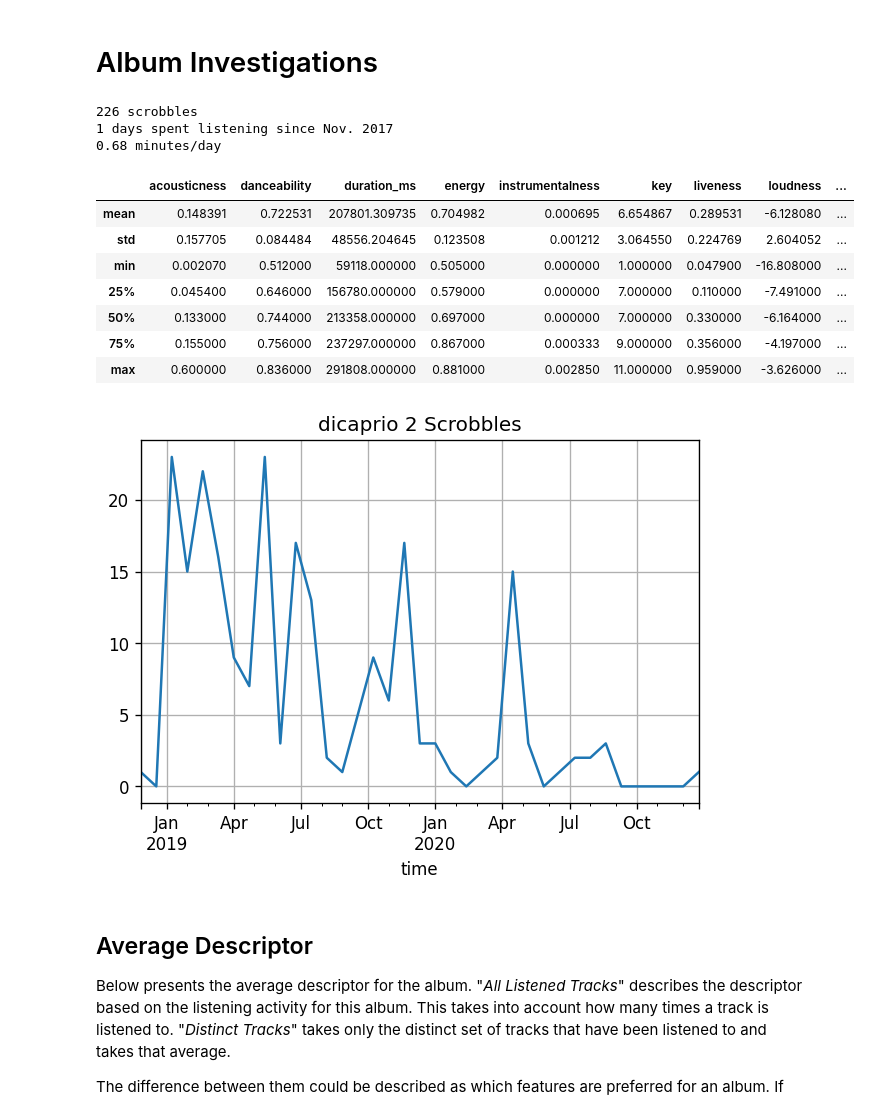
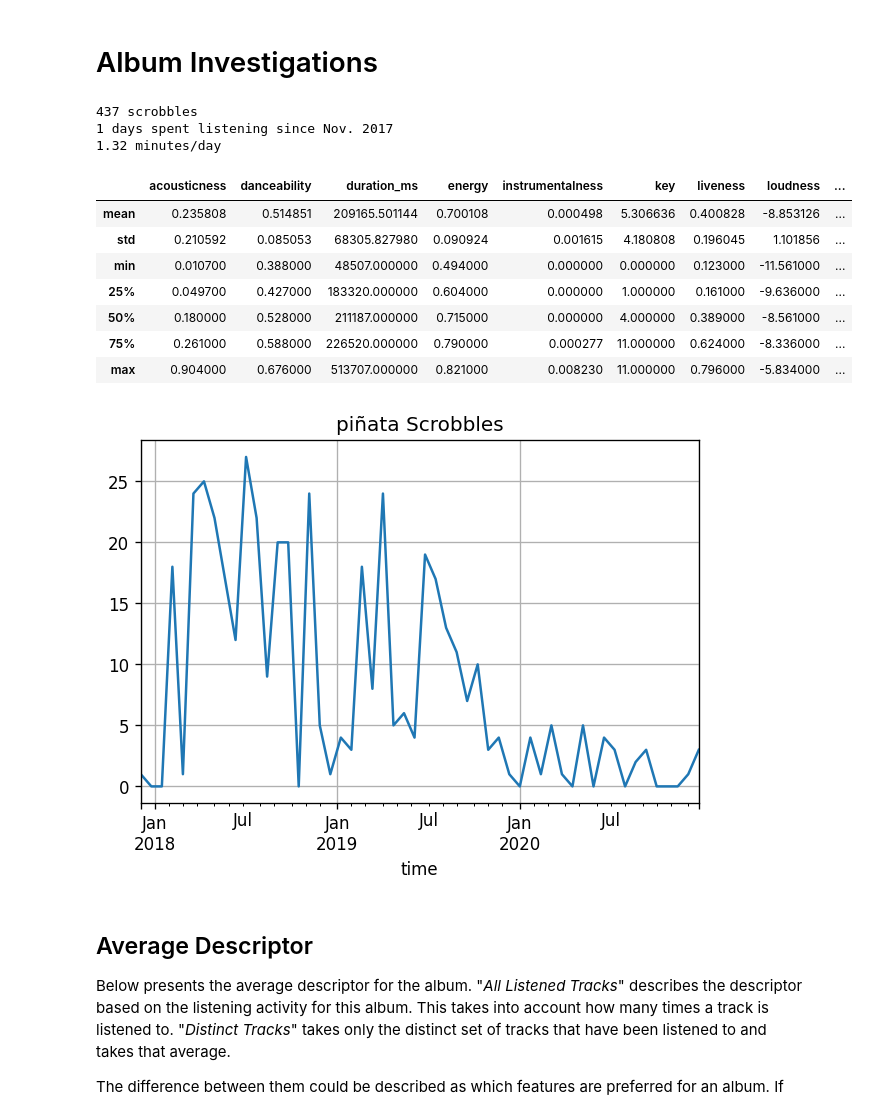
Before and after one commit to Sarsoo/listening-analysis, a Jupyter notebook: album.ipynb, the cells around one changed output. Cells and saved outputs as stored; diff of their text form; code cells hidden in the pictures.

```diff
--- a/album.ipynb
+++ b/album.ipynb
@@ -1,30 +1,30 @@
 # %% [markdown]
 # Album Investigations
 # %%
-album_name = "dicaprio 2".lower()
+album_name = "piñata".lower()
 album_frame = scrobbles[scrobbles["album"].str.lower() == album_name]# FILTER SCROBBLES
 album_frame = album_frame.sort_index(ascending=False) # SORT
 # album_frame = album_frame.loc[:, descriptor_headers] # DESCRIPTORS
 
 total_time = album_frame["duration_ms"].sum() / (1000 * 60) # minutes
 total_days = total_time / (60 * 24) # days
 print(f'{album_frame.count()[0]:,d} scrobbles')
 print(f'{total_days:.0f} days spent listening since Nov. 2017')
 print(f'{total_time / days_since(first_day).days:.2f} minutes/day')
 
 album_frame.describe()[1:]
 # %% [output]
-226 scrobbles
+437 scrobbles
 1 days spent listening since Nov. 2017
-0.68 minutes/day
+1.32 minutes/day
 |  | acousticness | danceability | duration_ms | energy | instrumentalness | key | liveness | loudness | ... |
-| mean | 0.148391 | 0.722531 | 207801.309735 | 0.704982 | 0.000695 | 6.654867 | 0.289531 | -6.128080 | ... |
-| std | 0.157705 | 0.084484 | 48556.204645 | 0.123508 | 0.001212 | 3.064550 | 0.224769 | 2.604052 | ... |
-| min | 0.002070 | 0.512000 | 59118.000000 | 0.505000 | 0.000000 | 1.000000 | 0.047900 | -16.808000 | ... |
-| 25% | 0.045400 | 0.646000 | 156780.000000 | 0.579000 | 0.000000 | 7.000000 | 0.110000 | -7.491000 | ... |
-| 50% | 0.133000 | 0.744000 | 213358.000000 | 0.697000 | 0.000000 | 7.000000 | 0.330000 | -6.164000 | ... |
-| 75% | 0.155000 | 0.756000 | 237297.000000 | 0.867000 | 0.000333 | 9.000000 | 0.356000 | -4.197000 | ... |
-| max | 0.600000 | 0.836000 | 291808.000000 | 0.881000 | 0.002850 | 11.000000 | 0.959000 | -3.626000 | ... |
+| mean | 0.235808 | 0.514851 | 209165.501144 | 0.700108 | 0.000498 | 5.306636 | 0.400828 | -8.853126 | ... |
+| std | 0.210592 | 0.085053 | 68305.827980 | 0.090924 | 0.001615 | 4.180808 | 0.196045 | 1.101856 | ... |
+| min | 0.010700 | 0.388000 | 48507.000000 | 0.494000 | 0.000000 | 0.000000 | 0.123000 | -11.561000 | ... |
+| 25% | 0.049700 | 0.427000 | 183320.000000 | 0.604000 | 0.000000 | 1.000000 | 0.161000 | -9.636000 | ... |
+| 50% | 0.180000 | 0.528000 | 211187.000000 | 0.715000 | 0.000000 | 4.000000 | 0.389000 | -8.561000 | ... |
+| 75% | 0.261000 | 0.588000 | 226520.000000 | 0.790000 | 0.000277 | 11.000000 | 0.624000 | -8.336000 | ... |
+| max | 0.904000 | 0.676000 | 513707.000000 | 0.821000 | 0.008230 | 11.000000 | 0.796000 | -5.834000 | ... |
 # %%
 filtered_album = scrobbles[scrobbles["album"].str.lower() == album_name]
 # resample by day and mean
@@ -36,7 +36,7 @@ plt.title(f"{album_name} Scrobbles")
 plt.grid()
 plt.show()
 # %% [output]
-[figure, old version]
+[figure, new version]
 # %% [markdown]
 ## Average Descriptor
 
```
Also changed, not shown: parts of 5 cells of this notebook, 6 other files.
